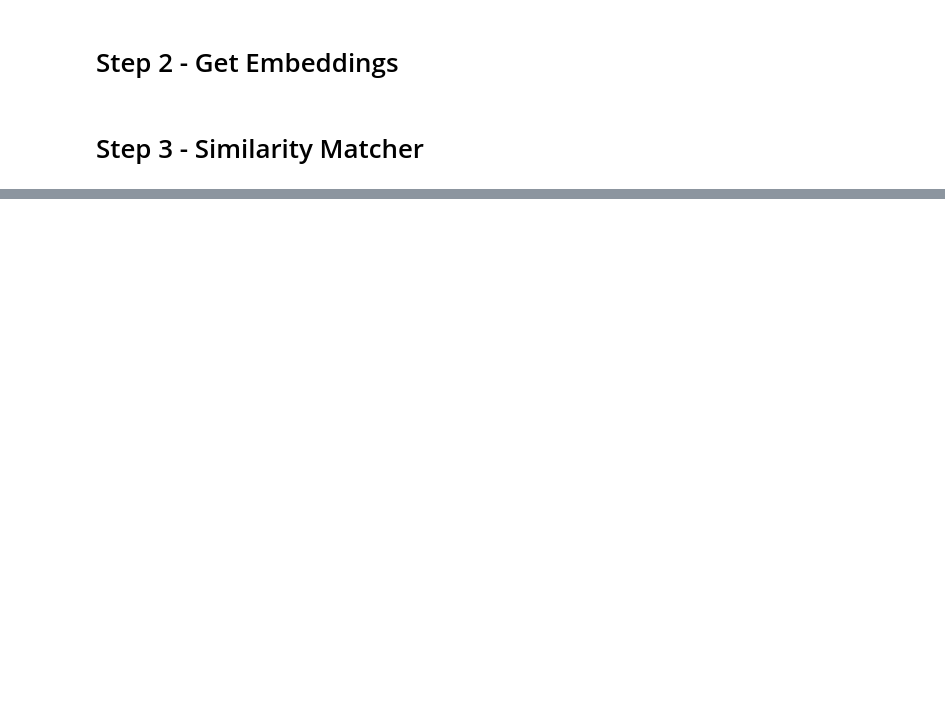
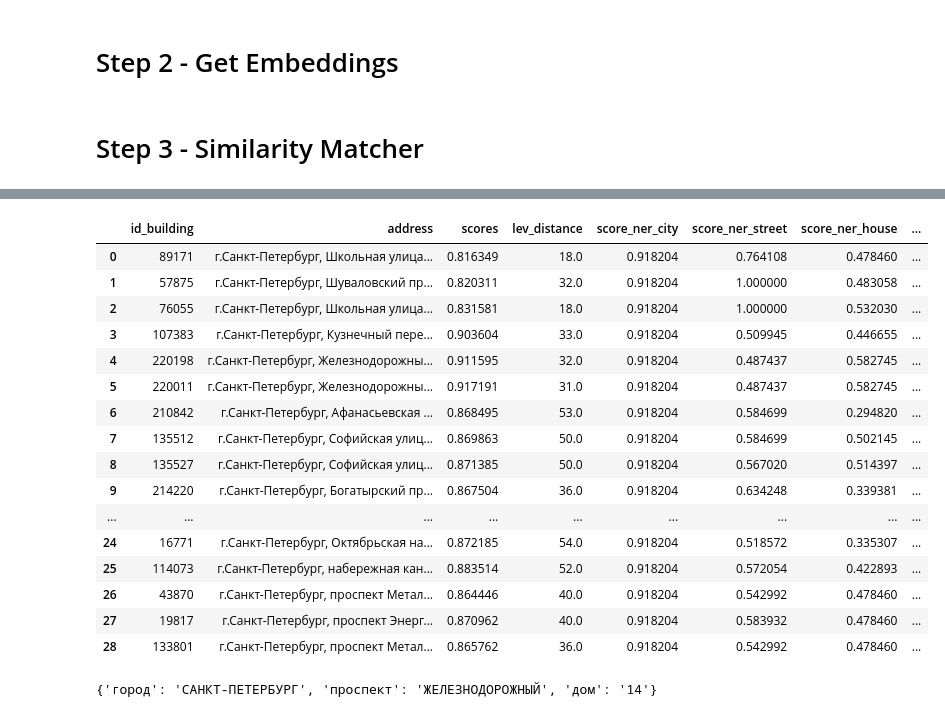
Before and after one commit to FVA13/addresses_matcher, a Jupyter notebook: notebooks/model.ipynb, the cells around one changed output, grey strips where cells are left out. Cells and saved outputs as stored; diff of their text form; code cells hidden in the pictures; blank space fills up the shorter version.

```diff
--- a/notebooks/model.ipynb
+++ b/notebooks/model.ipynb
@@ -534,0 +427,3 @@ test:
+# %%
+with open('../data/processed/embeddings.pkl', 'rb') as f:
+    embeddings = pickle.load(f)
@@ -534,0 +511,9 @@ test:
+# %%
+cb_test = (
+    pd.read_csv("../data/raw/datasets/dataset_1.csv")
+    .drop(columns=['Unnamed: 0'])
+    .dropna()
+    .reset_index(drop=True)
+    .astype({'target_building_id': 'int'})
+)
+cb_test
@@ -534,0 +534,35 @@ test:
+# %%
+def multiple_advanced_matching_scores(df, embeddings: np.array, sentences):
+    res = pd.DataFrame()
+    for index, row in df.iterrows():
+        # print(row)
+        i_address = row.address.replace('(', '').replace(')', '')
+        i_df = get_advanced_matching_scores(i_address, embeddings, sentences)
+        i_df.loc[:, 'y_correct'] = i_df.id_building == row.target_building_id
+        res = pd.concat([res, i_df])
+    return res.reset_index(drop=True)
+
+multiple_advanced_matching_scores(cb_test.iloc[:10], np.array(embeddings), for_embeddings)
+# %% [output]
+|  | id_building | address | scores | lev_distance | score_ner_city | score_ner_street | score_ner_house | ... |
+| 0 | 89171 | г.Санкт-Петербург, Школьная улица... | 0.816349 | 18.0 | 0.918204 | 0.764108 | 0.478460 | ... |
+| 1 | 57875 | г.Санкт-Петербург, Шуваловский пр... | 0.820311 | 32.0 | 0.918204 | 1.000000 | 0.483058 | ... |
+| 2 | 76055 | г.Санкт-Петербург, Школьная улица... | 0.831581 | 18.0 | 0.918204 | 1.000000 | 0.532030 | ... |
+| 3 | 107383 | г.Санкт-Петербург, Кузнечный пере... | 0.903604 | 33.0 | 0.918204 | 0.509945 | 0.446655 | ... |
+| 4 | 220198 | г.Санкт-Петербург, Железнодорожны... | 0.911595 | 32.0 | 0.918204 | 0.487437 | 0.582745 | ... |
+| 5 | 220011 | г.Санкт-Петербург, Железнодорожны... | 0.917191 | 31.0 | 0.918204 | 0.487437 | 0.582745 | ... |
+| 6 | 210842 | г.Санкт-Петербург, Афанасьевская ... | 0.868495 | 53.0 | 0.918204 | 0.584699 | 0.294820 | ... |
+| 7 | 135512 | г.Санкт-Петербург, Софийская улиц... | 0.869863 | 50.0 | 0.918204 | 0.584699 | 0.502145 | ... |
+| 8 | 135527 | г.Санкт-Петербург, Софийская улиц... | 0.871385 | 50.0 | 0.918204 | 0.567020 | 0.514397 | ... |
+| 9 | 214220 | г.Санкт-Петербург, Богатырский пр... | 0.867504 | 36.0 | 0.918204 | 0.634248 | 0.339381 | ... |
+| ... | ... | ... | ... | ... | ... | ... | ... | ... |
+| 24 | 16771 | г.Санкт-Петербург, Октябрьская на... | 0.872185 | 54.0 | 0.918204 | 0.518572 | 0.335307 | ... |
+| 25 | 114073 | г.Санкт-Петербург, набережная кан... | 0.883514 | 52.0 | 0.918204 | 0.572054 | 0.422893 | ... |
+| 26 | 43870 | г.Санкт-Петербург, проспект Метал... | 0.864446 | 40.0 | 0.918204 | 0.542992 | 0.478460 | ... |
+| 27 | 19817 | г.Санкт-Петербург, проспект Энерг... | 0.870962 | 40.0 | 0.918204 | 0.583932 | 0.478460 | ... |
+| 28 | 133801 | г.Санкт-Петербург, проспект Метал... | 0.865762 | 36.0 | 0.918204 | 0.542992 | 0.478460 | ... |
+# %%
+QUERY = "Санкт-Петербург г., Железнодорожный пр-кт., д.14 2 1"
+get_address_ner_objects(QUERY)
+# %% [output]
+{'город': 'САНКТ-ПЕТЕРБУРГ', 'проспект': 'ЖЕЛЕЗНОДОРОЖНЫЙ', 'дом': '14'}
```
Also changed, not shown: parts of 75 cells of this notebook, 2 other files.
